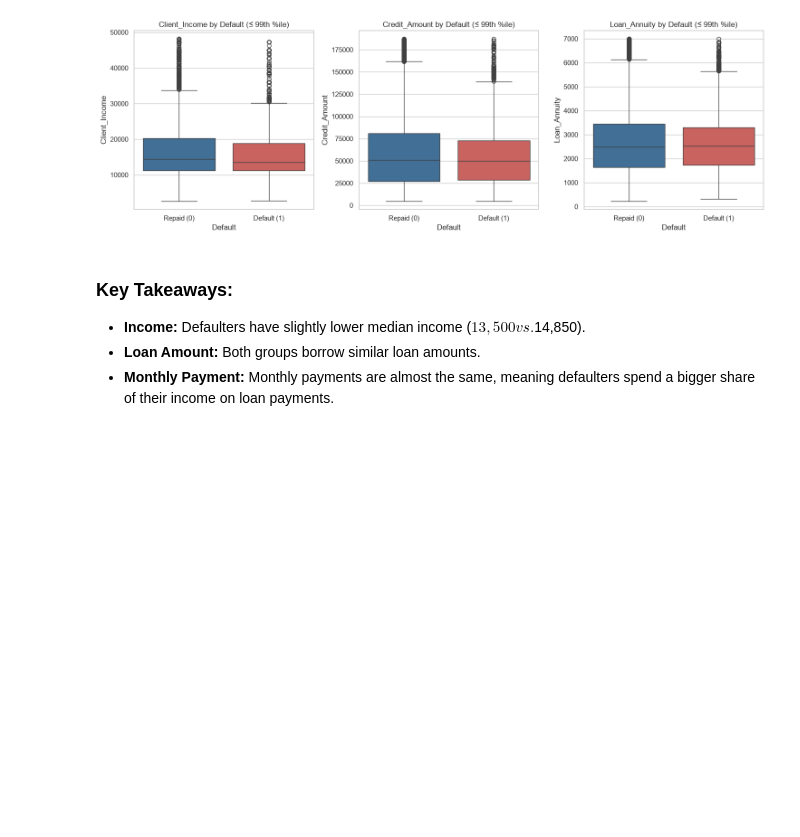
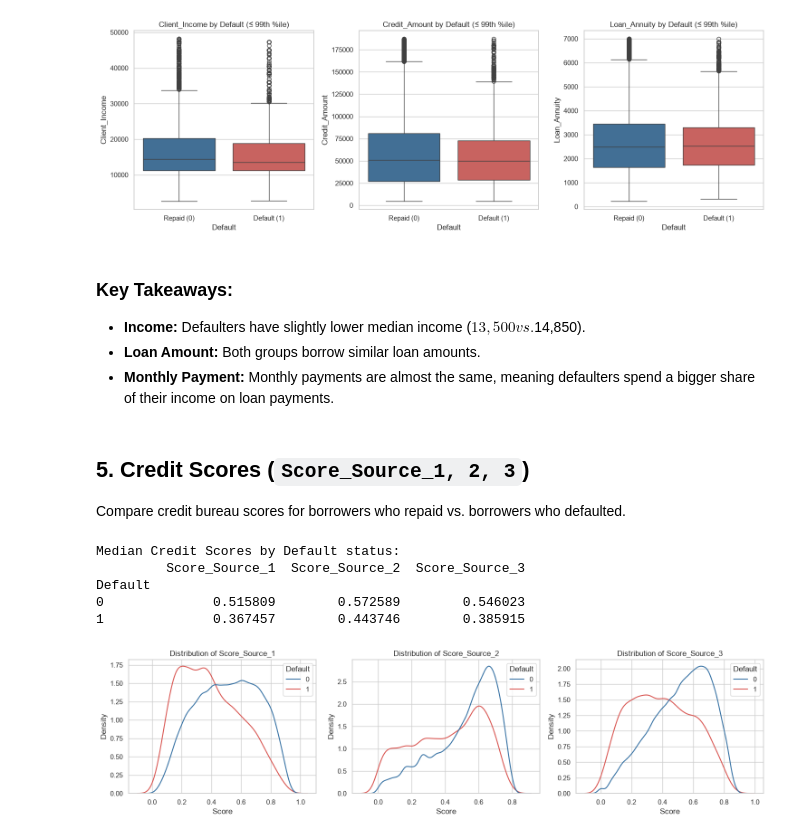
Before and after one commit to Pasiya990/FDM-AutoMobile_Loan_Default_Modelling, a Jupyter notebook: notebooks/02_eda.ipynb, the cells around one changed output. Saved outputs shown, nothing was run; the diff lists cells and outputs as text; code cells hidden in the pictures; blank space fills up the shorter version.

Commit message:
feat(eda): add credit bureau score distributions for defaulters vs non-defaulters

```diff
--- a/notebooks/02_eda.ipynb
+++ b/notebooks/02_eda.ipynb
@@ -173,3 +173,38 @@ Default
 - **Income:** Defaulters have slightly lower median income ($13,500 vs. $14,850).
 - **Loan Amount:** Both groups borrow similar loan amounts.
 - **Monthly Payment:** Monthly payments are almost the same, meaning defaulters spend a bigger share of their income on loan payments.
+# %% [markdown]
+## 5. Credit Scores (`Score_Source_1, 2, 3`)
+Compare credit bureau scores for borrowers who repaid vs. borrowers who defaulted.
+# %%
+# Display median scores
+print("Median Credit Scores by Default status:")
+print(df.groupby('Default')[['Score_Source_1', 'Score_Source_2', 'Score_Source_3']].median())
+
+# Plot KDE distributions
+fig, axes = plt.subplots(1, 3, figsize=(15, 4))
+scores = ['Score_Source_1', 'Score_Source_2', 'Score_Source_3']
+
+for i, col in enumerate(scores):
+    # Valid 0-1 range (Score_Source_2 has a few entries of 100)
+    valid = df[(df[col] >= 0) & (df[col] <= 1)]
+    sns.kdeplot(
+        data=valid,
+        x=col,
+        hue='Default',
+        common_norm=False,
+        palette=['#3470a3', '#d9534f'],
+        ax=axes[i]
+    )
+    axes[i].set_title(f'Distribution of {col}')
+    axes[i].set_xlabel('Score')
+
+plt.tight_layout()
+plt.show()
+# %% [output]
+Median Credit Scores by Default status:
+         Score_Source_1  Score_Source_2  Score_Source_3
+Default
+0              0.515809        0.572589        0.546023
+1              0.367457        0.443746        0.385915
+[figure, added]
```
Also changed, not shown: parts of 1 cell of this notebook.
